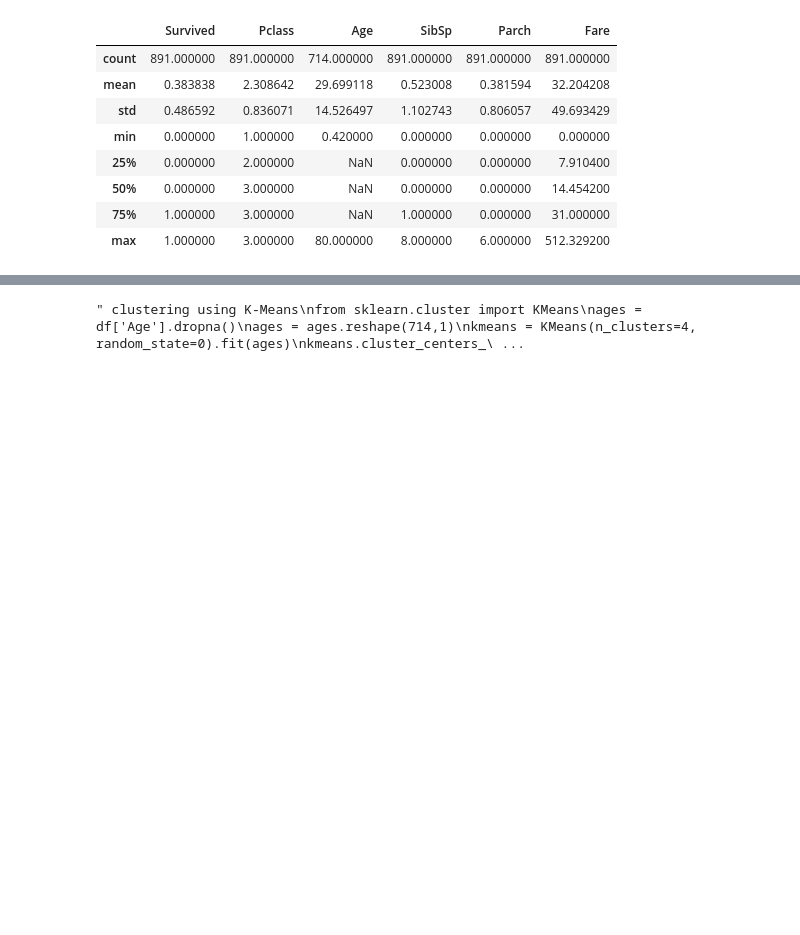
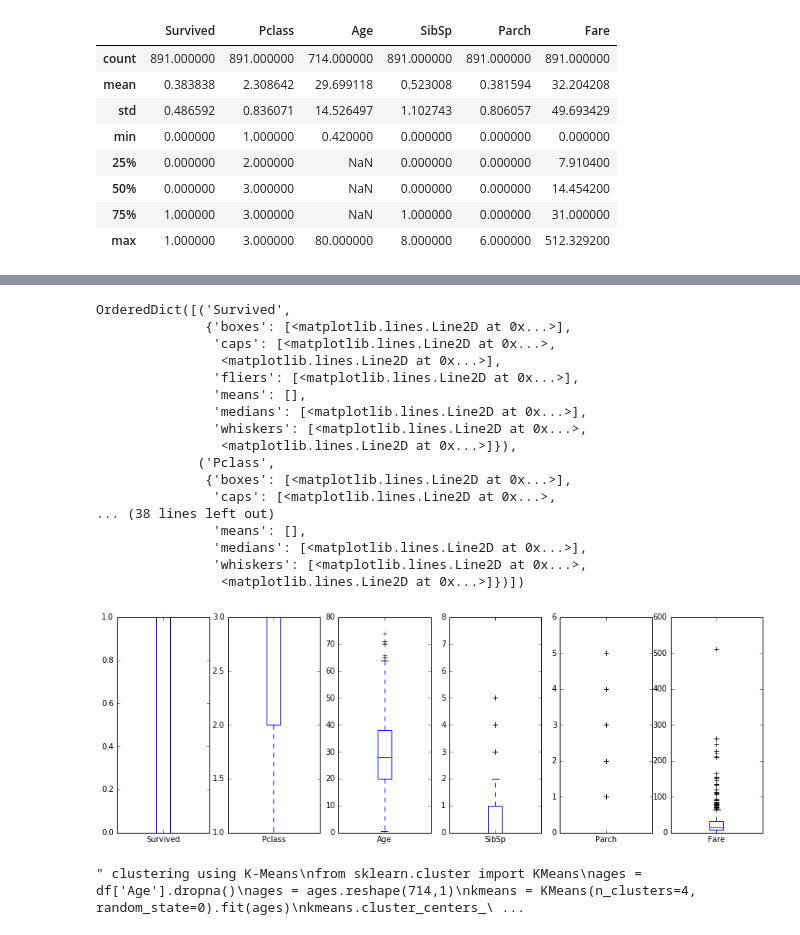
Before and after one commit to 2waybene/notebooks, a Jupyter notebook: titanic/Titanic.ipynb, the cells around one changed output, grey strips where cells are left out. Drawn from its saved outputs; the diff is of its cells as text; code cells hidden in the pictures; blank space fills up the shorter version.

```diff
--- a/titanic/Titanic.ipynb
+++ b/titanic/Titanic.ipynb
@@ -86,5 +89,24 @@ array([[<matplotlib.axes._subplots.AxesSubplot object at 0x...>,
 # %%
-# df.plot(kind='box', return_type='dict' , subplots = True, figsize=(15,5))
+df.plot(kind='box', return_type='dict' , subplots = True, figsize=(15,5))
+# %% [output]
+OrderedDict([('Survived',
+              {'boxes': [<matplotlib.lines.Line2D at 0x...>],
+               'caps': [<matplotlib.lines.Line2D at 0x...>,
+                <matplotlib.lines.Line2D at 0x...>],
+               'fliers': [<matplotlib.lines.Line2D at 0x...>],
+               'means': [],
+               'medians': [<matplotlib.lines.Line2D at 0x...>],
+               'whiskers': [<matplotlib.lines.Line2D at 0x...>,
+                <matplotlib.lines.Line2D at 0x...>]}),
+             ('Pclass',
+              {'boxes': [<matplotlib.lines.Line2D at 0x...>],
+               'caps': [<matplotlib.lines.Line2D at 0x...>,
+... (38 lines left out)
+               'means': [],
+               'medians': [<matplotlib.lines.Line2D at 0x...>],
+               'whiskers': [<matplotlib.lines.Line2D at 0x...>,
+                <matplotlib.lines.Line2D at 0x...>]})])
+[figure, added]
 # %%
 """ clustering using K-Means
 from sklearn.cluster import KMeans
```
Also changed, not shown: parts of 37 cells of this notebook.
